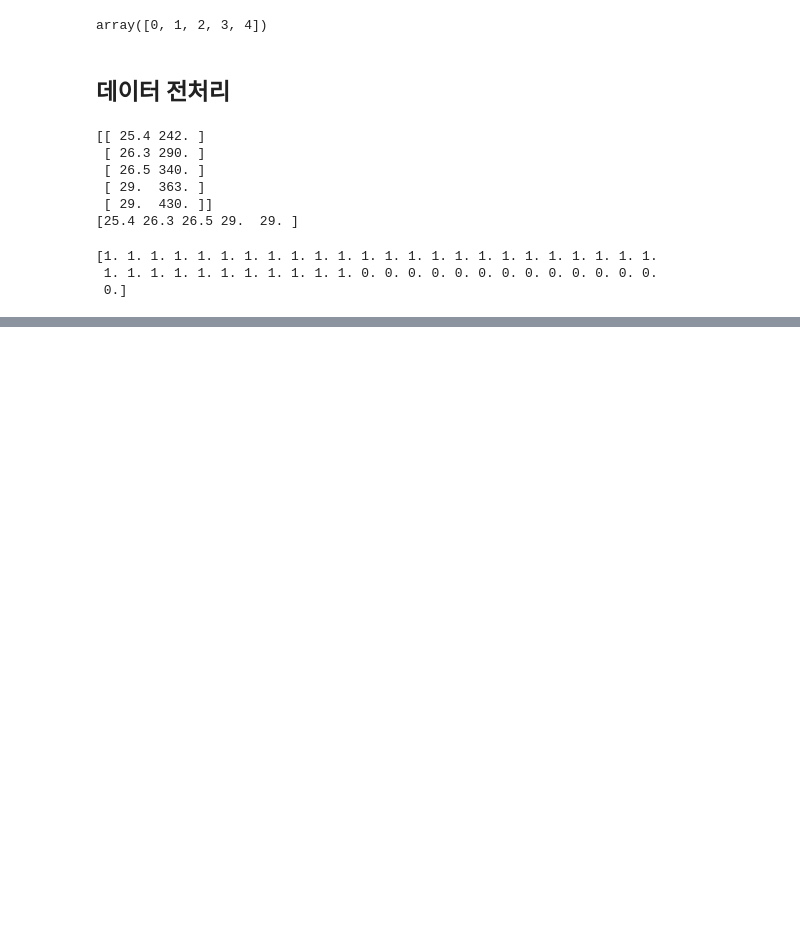
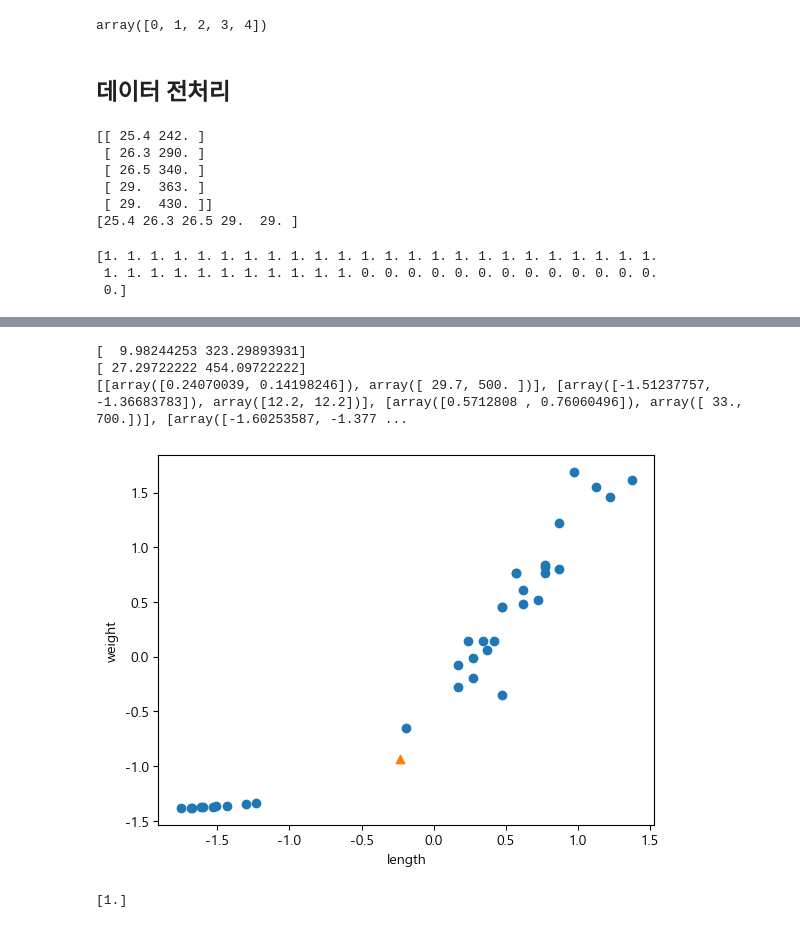
Before and after one commit to zxcc9867/AI-Agent-Dev, a Jupyter notebook: python/ml_study/chapter02/chapter02-1.ipynb, the cells around one changed output, grey strips where cells are left out. Drawn from its saved outputs; the diff is of its cells as text; code cells hidden in the pictures; blank space fills up the shorter version.

```diff
--- a/python/ml_study/chapter02/chapter02-1.ipynb
+++ b/python/ml_study/chapter02/chapter02-1.ipynb
@@ -626,0 +700,37 @@ print(fish_target)
+# %%
+mean = np.mean(train_input, axis=0) # 평균을 구한다.
+std = np.std(train_input,axis=0) # 표준 편차를 구한다.
+# axis=0을 수행하면, 행을 따라 각 열의 통계값을 계산한다.
+print(std)
+print(mean)
+
+# 표준 점수 ( 원본 데이터 - 평균 ) / 표준편차
+# 표준 점수는 데이터의 단위와 관계없이 평균으로부터 얼마나 떨어져있는지 구한다.
+train_scaled = (train_input - mean) / std
+print([[l,x] for l,x in zip(train_scaled, train_input)])
+# %% [output]
+[  9.98244253 323.29893931]
+[ 27.29722222 454.09722222]
+[[array([0.24070039, 0.14198246]), array([ 29.7, 500. ])], [array([-1.51237757, -1.36683783]), array([12.2, 12.2])], [array([0.5712808 , 0.76060496]), array([ 33., 700.])], [array([-1.60253587, -1.377 ...
+# %%
+# new를 하는 이유는, 훈련 데이터가 이미 평균과 표준 편차를 사용해서 표준 점수를 구했기 때문에
+# 새로운 데이터 역시 같은 기준으로 표준화해야, 동일한 스케일에서 비교히고
+# 시각화 시 서로 같은 좌표계 내에서 위치를 파악할 수 있다.
+new = ([25,150]-mean)/std
+plt.scatter(train_scaled[:,0],train_scaled[:,1])
+plt.scatter(new[0],new[1],marker='^')
+plt.xlabel('length')
+plt.ylabel('weight')
+plt.show()
+# %% [output]
+[figure, added]
+# %%
+# 애초에 길이와 무게의 단위가 다르기 때문에, 같은 스케일 상에서 표시하기 위해
+# 표준 점수를 구해야한다.
+kn.fit(train_scaled,train_target)
+test_scaled = (test_input - mean)/std
+kn.score(test_scaled,test_target)
+
+print(kn.predict([new])) # 드디어 도미로 인식하게 되었다.
+# %% [output]
+[1.]
```
Also changed, not shown: parts of 10 cells of this notebook.
